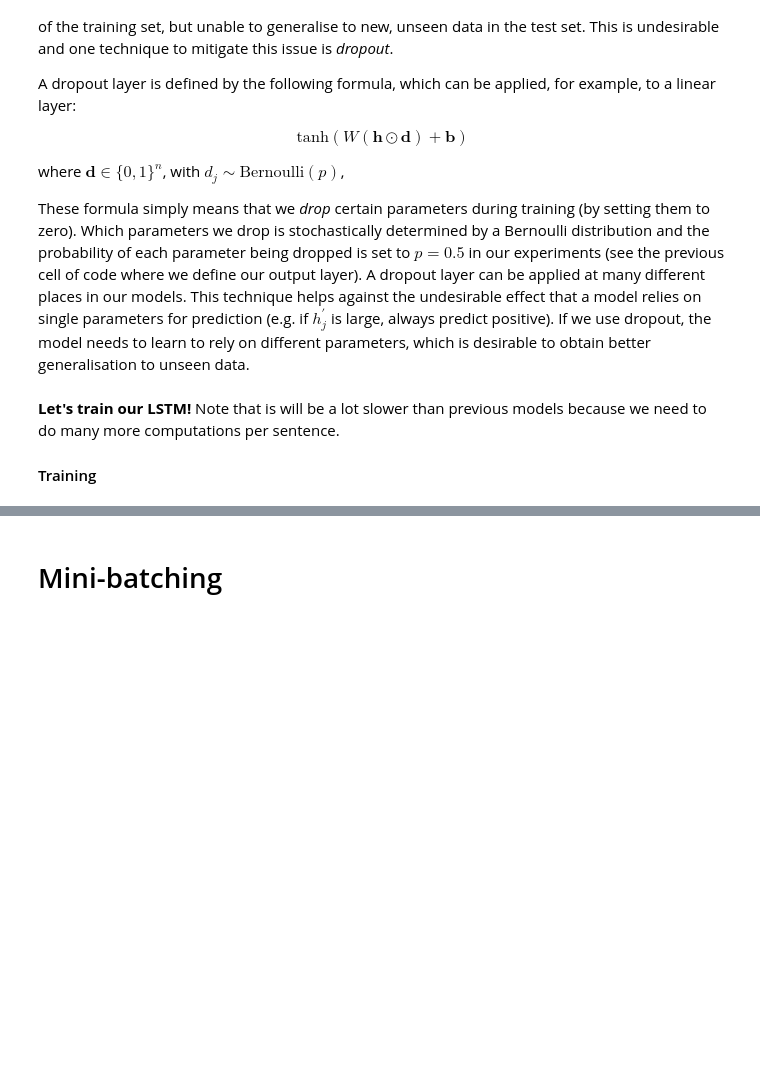
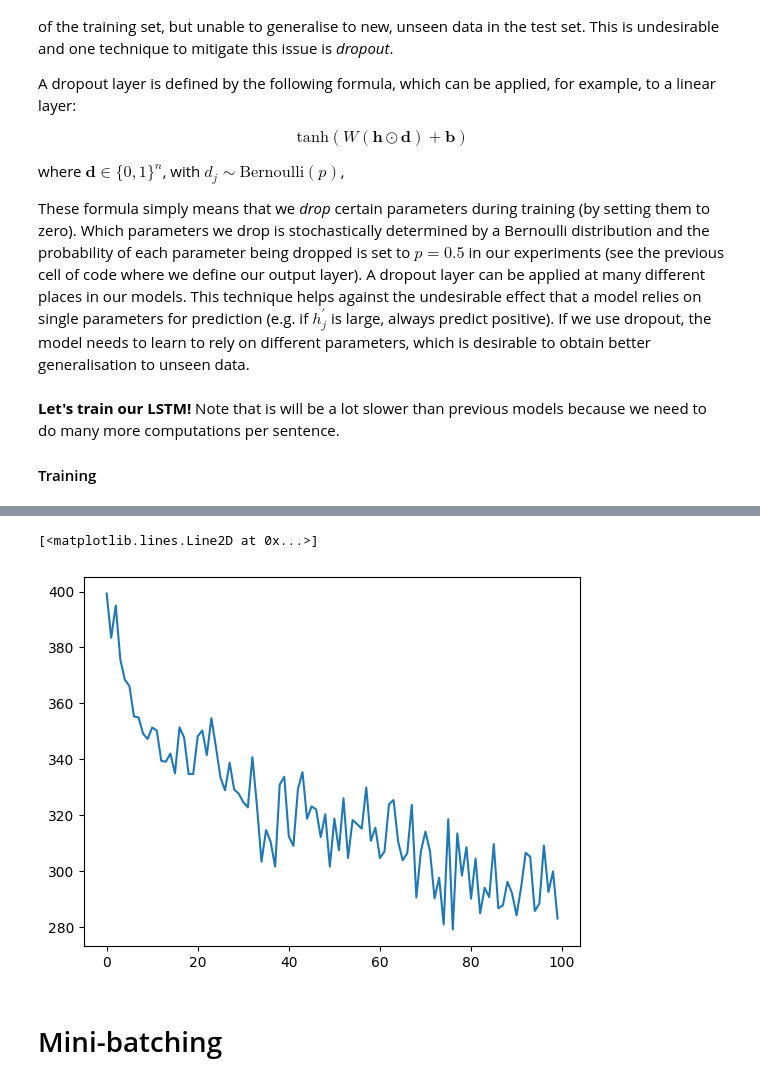
Before and after one commit to thesofakillers/nlp1-labs, a Jupyter notebook: practical2/practical2.ipynb, the cells around one changed output, grey strips where cells are left out. Drawn from its saved outputs; the diff is of its cells as text; code cells hidden in the pictures; blank space fills up the shorter version.

```diff
--- a/practical2/practical2.ipynb
+++ b/practical2/practical2.ipynb
@@ -1421,5 +1490,9 @@ lstm_losses, lstm_accuracies = train_model(
 # %%
 # plot training loss
+plt.plot(lstm_losses)
+# %% [output]
+[<matplotlib.lines.Line2D at 0x...>]
+[figure, added]
 # %% [markdown]
 # Mini-batching
 # %% [markdown]
```
Also changed, not shown: parts of 15 cells of this notebook.
